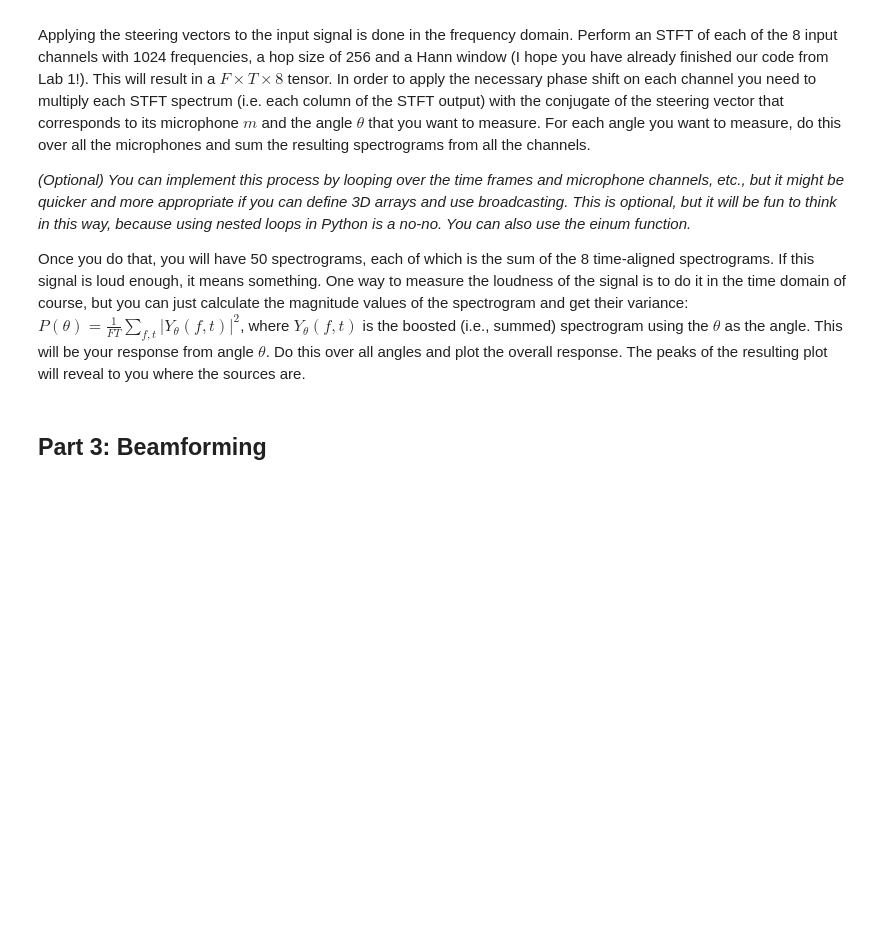
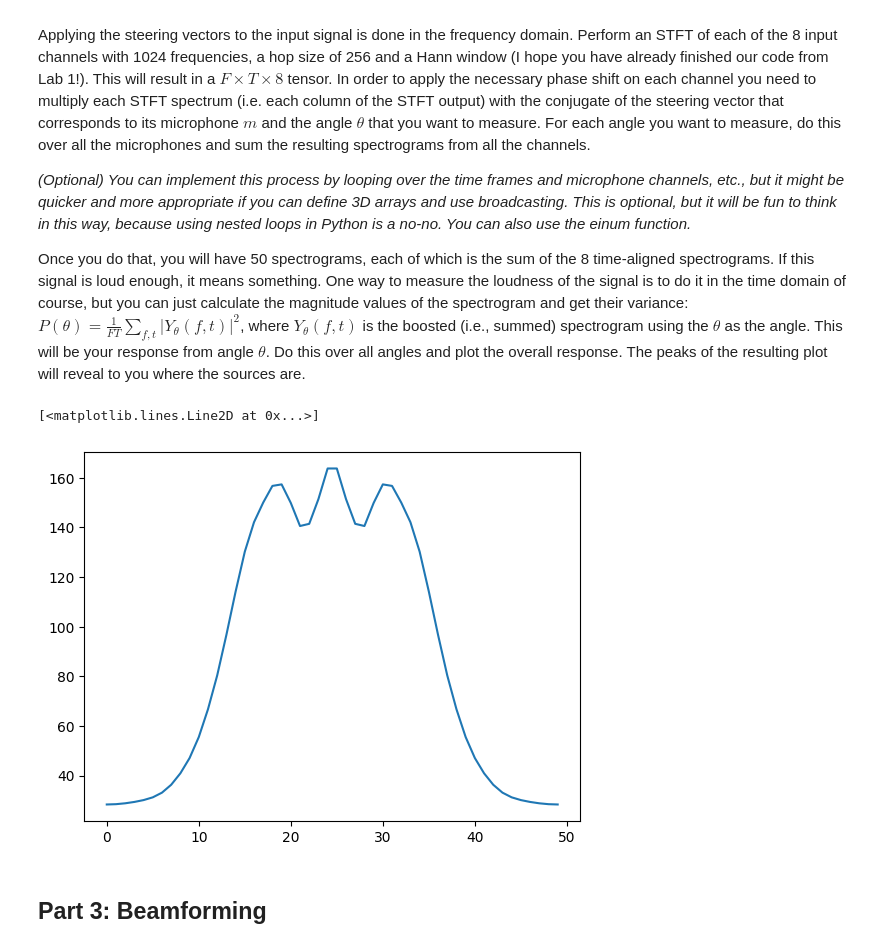
Before and after one commit to MichaelAHeredia/CS448, a Jupyter notebook: Lab 5/Lab 5 - Microphone Arrays.ipynb, the cells around one changed output. Cells and saved outputs as stored; diff of their text form; code cells hidden in the pictures; blank space fills up the shorter version.

```diff
--- a/Lab 5/Lab 5 - Microphone Arrays.ipynb
+++ b/Lab 5/Lab 5 - Microphone Arrays.ipynb
@@ -30,8 +30,19 @@ print(x.shape)
 
 # define constant variables
 # YOUR CODE HERE
+numfs = 513
+numangles = 50
+angles = np.linspace(0,np.pi,50)
+N=1024
+
 
 # compute the steering vectors
 # YOUR CODE HERE
+v = np.zeros((513,50,8))
+for k in range(513):
+    for theta in range(50):
+        for m in range(8):
+            v[k,theta,m] = np.exp(-1j*(m*.1*np.cos(angles[theta]))*(2*np.pi*k*sr)/(345*N))
+# print(v)
 # %% [output]
 (99615, 8)
@@ -76,3 +66,65 @@ Once you do that, you will have 50 spectrograms, each of which is the sum of the
+# %%
+# YOUR STFT and iSTFT functions here
+def stft( input_sound, dft_size, hop_size, window):
+    input_sound_length = len(input_sound)
+    num_frames = 1 + (input_sound_length - dft_size) // hop_size
+    spectrogram = np.zeros((dft_size // 2 + 1, num_frames), dtype=np.complex64)
+    for frame in range(num_frames):
+        start = frame * hop_size
+        end = start + dft_size
+        segment = input_sound[start:end] * window
+        spectrum = np.fft.rfft(segment, n=dft_size)
+        spectrogram[:, frame] = spectrum
+    return spectrogram
+
+def istft( stft_output, dft_size, hop_size, window):
+    number_frames = stft_output.shape[1]
+    output_length = (number_frames - 1) * hop_size + dft_size
+    x = np.zeros(output_length)
+    for frame in range(number_frames):
+        start = frame * hop_size
+        end = start + dft_size
+        windowed_frame = np.fft.irfft(stft_output[:, frame], n=dft_size)
+        x[start:end] += windowed_frame * window
+    return x
+
+# define the conjugate of the steering vectors for beamforming
+# YOUR CODE HERE
+vconj = np.conjugate(v)
+
+# STFT for each channel (compute T from the function itself)
+# YOUR CODE HERE
+X0 = stft(x[:,0],N, N//4, np.hanning(N))
+F, T = X0.shape
+X = np.zeros((F, T, x.shape[1]), dtype=np.complex64)
+X[:, :, 0] = X0
+for ch in range(1, x.shape[1]):
+    X[:, :, ch] = stft(x[:, ch], dft_size=N, hop_size=N//4, window=np.hanning(N))
+
+# v_conj is (F, Angles, Mics) = (513, 50, 8)
+# YOUR CODE HERE
+
+# Beamform all angles: the result is (F,T, Angles)
+# YOUR CODE HERE
+angles=angles[np.newaxis, :, np.newaxis]
+response = np.zeros(angles.shape[1])
+for th in range(angles.shape[1]):
+    # (F, 1, M) * (F, T, M) -> (F, T, M), sum over M -> (F, T)
+    Y = np.sum(vconj[:, th, None, :] * X, axis=2)   # beamformed STFT for angle th
+
+    # Energy / "variance-like" response for that angle
+    response[th] = np.mean(np.abs(Y)**2)             # average over F and T
+
+# Response per angle (compute the response for each angle by taking the mean power of the beamformed output across all time frames and frequency bins)
+# YOUR CODE HERE
+
+# plot the responses
+# YOUR CODE HERE
+plt.figure()
+plt.plot(response)
+# %% [output]
+[<matplotlib.lines.Line2D at 0x...>]
+[figure, added]
 # %% [markdown]
 ## Part 3: Beamforming
 # %% [markdown]
```
Also changed, not shown: parts of 2 cells of this notebook.
